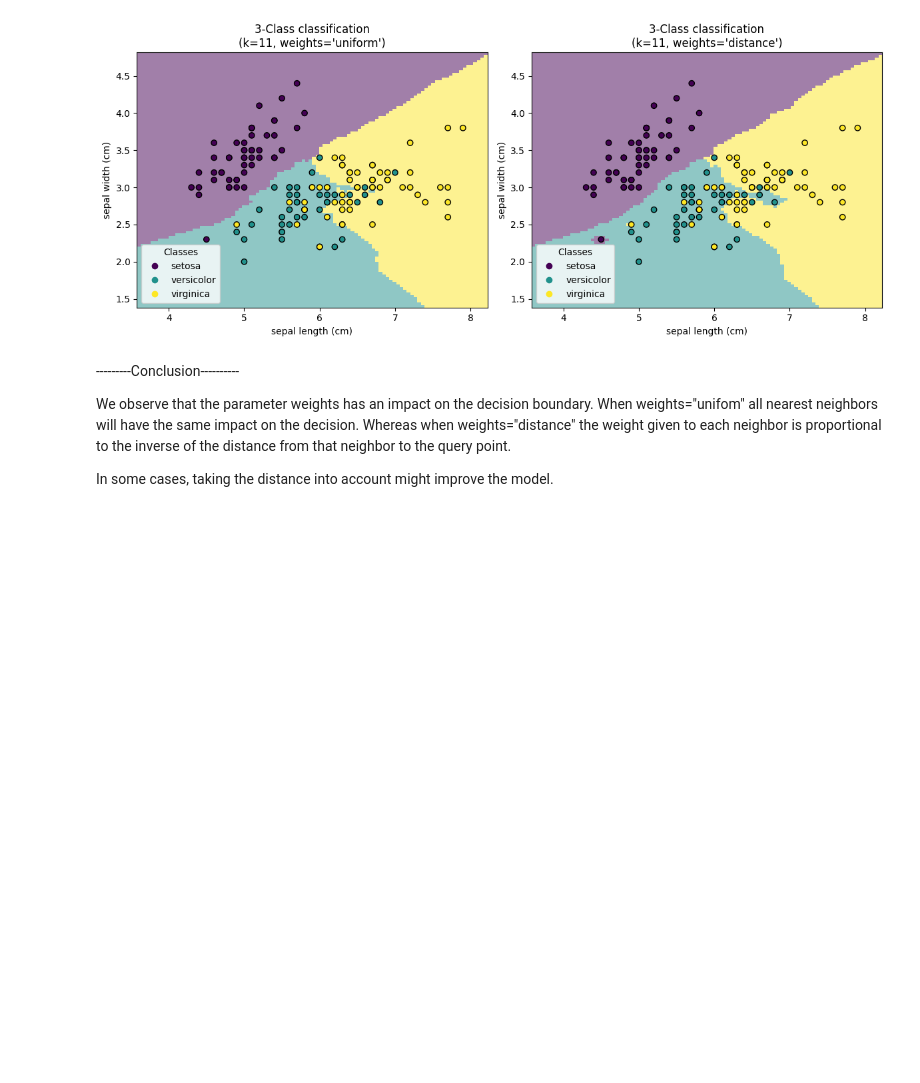
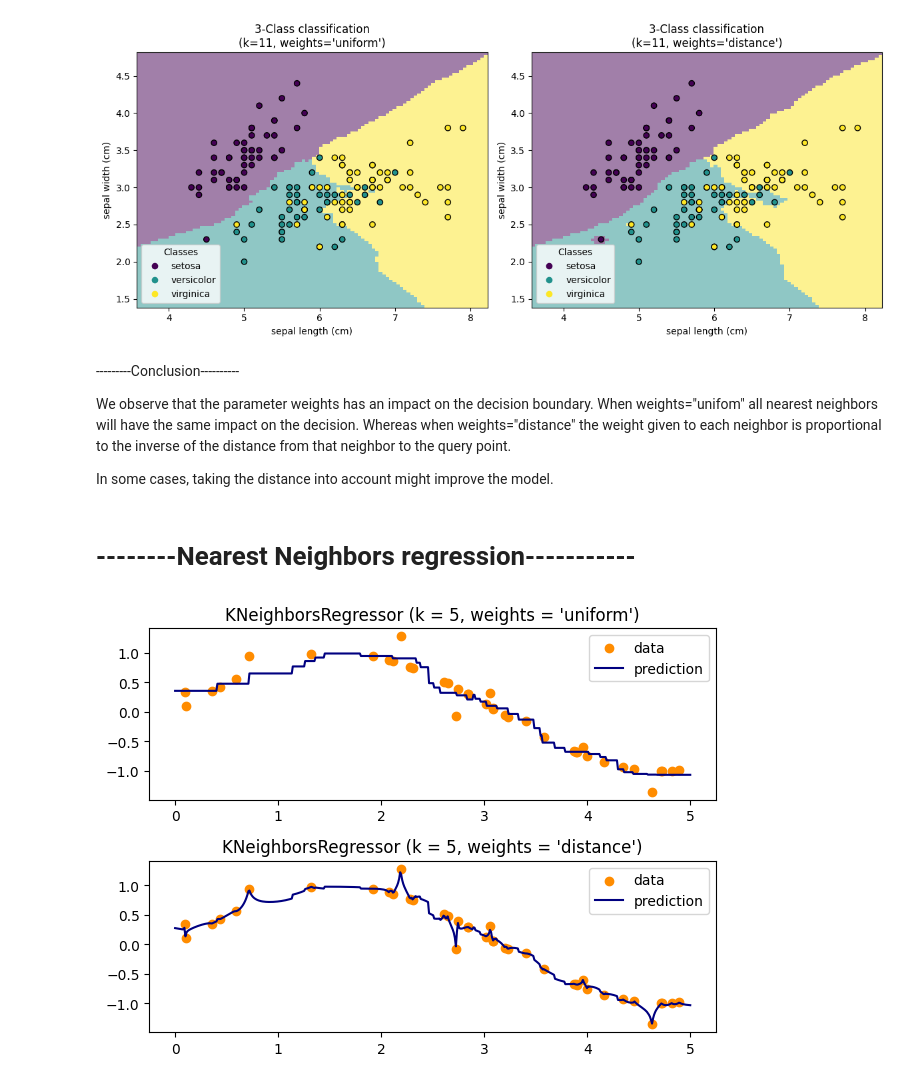
Before and after one commit to Void-glitch-code/SCKIT-LEARN, a Jupyter notebook: Supervised Learning/1.6 Nearest Neighbors/nearestNeighbors.ipynb, the cells around one changed output. Cells and saved outputs as stored; diff of their text form; code cells hidden in the pictures; blank space fills up the shorter version.

```diff
--- a/Supervised Learning/1.6 Nearest Neighbors/nearestNeighbors.ipynb
+++ b/Supervised Learning/1.6 Nearest Neighbors/nearestNeighbors.ipynb
@@ -115,3 +115,36 @@ plt.show()
 We observe that the parameter weights has an impact on the decision boundary. When weights="unifom" all nearest neighbors will have the same impact on the decision. Whereas when weights="distance" the weight given to each neighbor is proportional to the inverse of the distance from that neighbor to the query point.
 
 In some cases, taking the distance into account might improve the model.
+# %% [markdown]
+<h1>--------Nearest Neighbors regression-----------</h1>
+# %%
+import matplotlib.pyplot as plt
+import numpy as np
+
+from sklearn import neighbors
+
+rng = np.random.RandomState(0)
+X_train = np.sort(5 * rng.rand(40, 1), axis=0)
+X_test = np.linspace(0, 5, 500)[:, np.newaxis]
+y = np.sin(X_train).ravel()
+
+# Add noise to targets
+y[::5] += 1 * (0.5 - np.random.rand(8))
+# %%
+n_neighbors = 5
+
+for i, weights in enumerate(["uniform", "distance"]):
+    knn = neighbors.KNeighborsRegressor(n_neighbors, weights=weights)
+    y_ = knn.fit(X_train, y).predict(X_test)
+
+    plt.subplot(2, 1, i + 1)
+    plt.scatter(X_train, y, color="darkorange", label="data")
+    plt.plot(X_test, y_, color="navy", label="prediction")
+    plt.axis("tight")
+    plt.legend()
+    plt.title("KNeighborsRegressor (k = %i, weights = '%s')" % (n_neighbors, weights))
+
+plt.tight_layout()
+plt.show()
+# %% [output]
+[figure, added]
```
